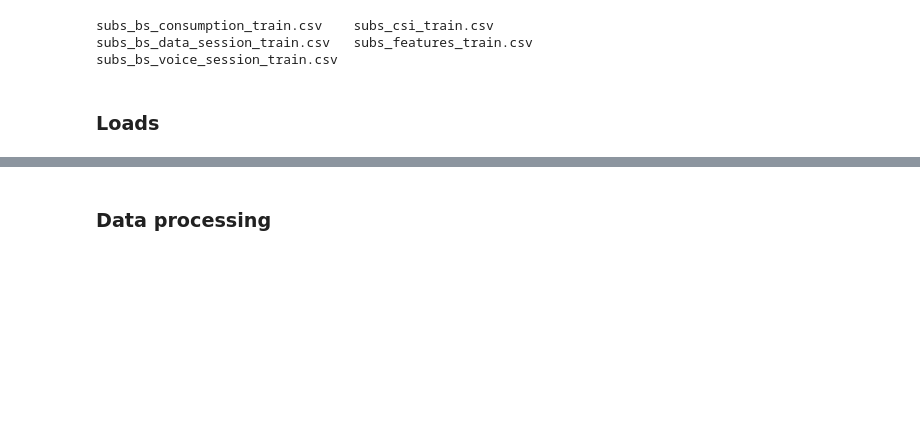
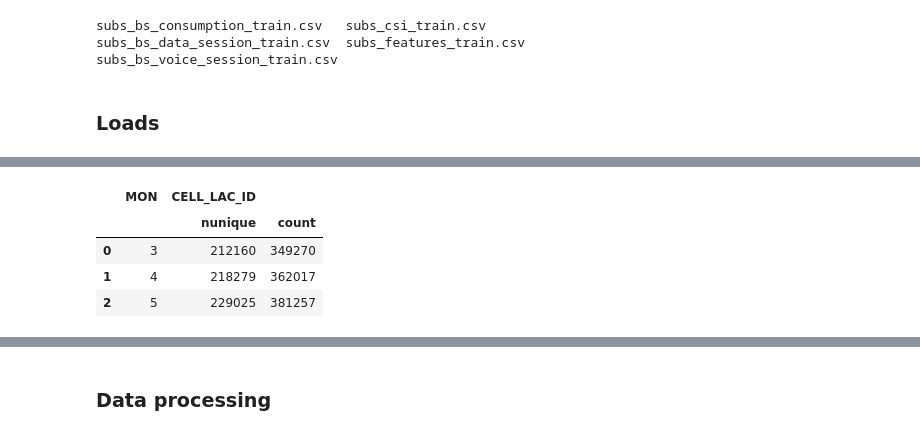
Before and after one commit to ademyanchuk/mlBootCamp2018, a Jupyter notebook: features-tables-id-validation-1.ipynb, the cells around one changed output, grey strips where cells are left out. Saved outputs shown, nothing was run; the diff lists cells and outputs as text; code cells hidden in the pictures; blank space fills up the shorter version.

```diff
--- a/features-tables-id-validation-1.ipynb
+++ b/features-tables-id-validation-1.ipynb
@@ -89,0 +104,8 @@ consum_train.tail(10)
+# %%
+consum_train.groupby('MON', as_index=False).agg({'CELL_LAC_ID':['nunique','count']})
+# %% [output]
+|  | MON | CELL_LAC_ID |  |
+|  |  | nunique | count |
+| 0 | 3 | 212160 | 349270 |
+| 1 | 4 | 218279 | 362017 |
+| 2 | 5 | 229025 | 381257 |
```
Also changed, not shown: parts of 34 cells of this notebook.
